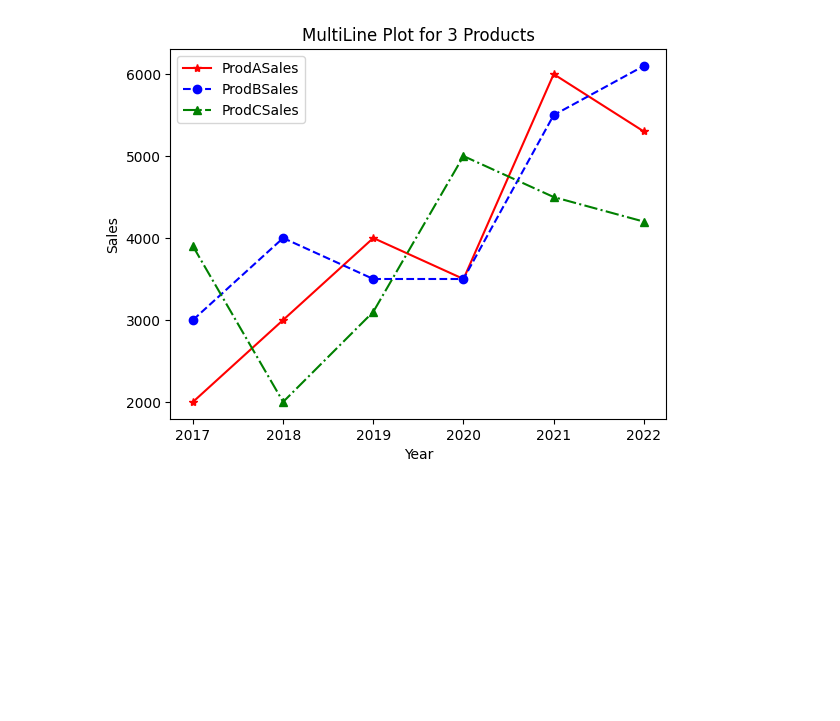
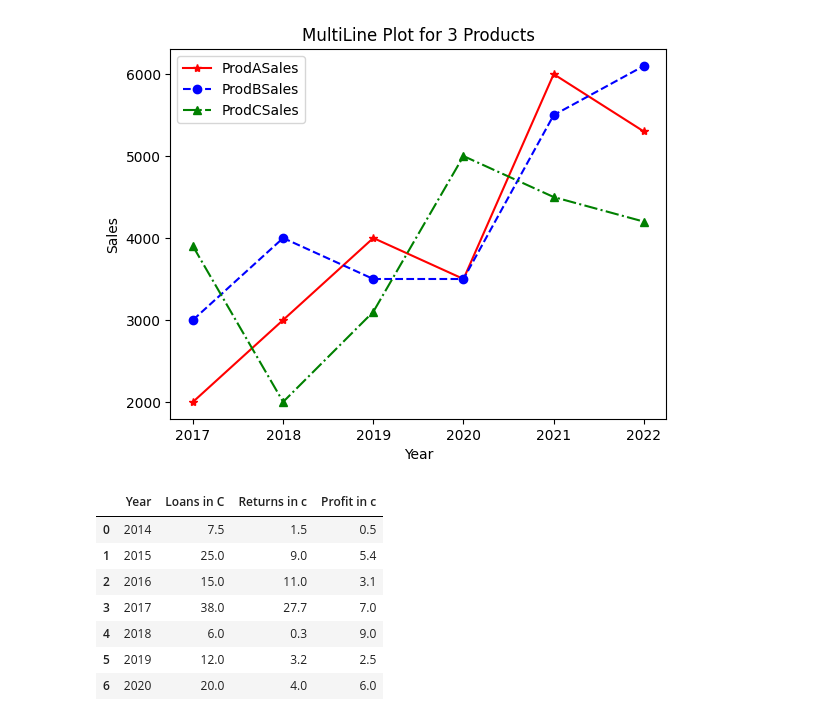
Before and after one commit to Ramesh-Bojanapu-1011/ai_python_practice, a Jupyter notebook: matlab_practice/practice2.ipynb, the cells around one changed output. Drawn from its saved outputs; the diff is of its cells as text; code cells hidden in the pictures; blank space fills up the shorter version.

```diff
--- a/matlab_practice/practice2.ipynb
+++ b/matlab_practice/practice2.ipynb
@@ -164,3 +164,22 @@ plt.ylabel("Sales")
 plt.show()
 # %% [output]
 [figure]
+# %%
+ICICIBank_Loans = pd.DataFrame(
+    {
+        "Year": [2014, 2015, 2016, 2017, 2018, 2019, 2020],
+        "Loans in C": [7.5, 25, 15, 38, 6, 12, 20],  # add two values
+        "Returns in c": [1.5, 9, 11, 27.7, 0.3, 3.2, 4.0],  # add two values
+        "Profit in c": [0.5, 5.4, 3.1, 7, 9, 2.5, 6.0],  # add two values
+    }
+)
+ICICIBank_Loans
+# %% [output]
+|  | Year | Loans in C | Returns in c | Profit in c |
+| 0 | 2014 | 7.5 | 1.5 | 0.5 |
+| 1 | 2015 | 25.0 | 9.0 | 5.4 |
+| 2 | 2016 | 15.0 | 11.0 | 3.1 |
+| 3 | 2017 | 38.0 | 27.7 | 7.0 |
+| 4 | 2018 | 6.0 | 0.3 | 9.0 |
+| 5 | 2019 | 12.0 | 3.2 | 2.5 |
+| 6 | 2020 | 20.0 | 4.0 | 6.0 |
```
Also changed, not shown: parts of 1 cell of this notebook.
